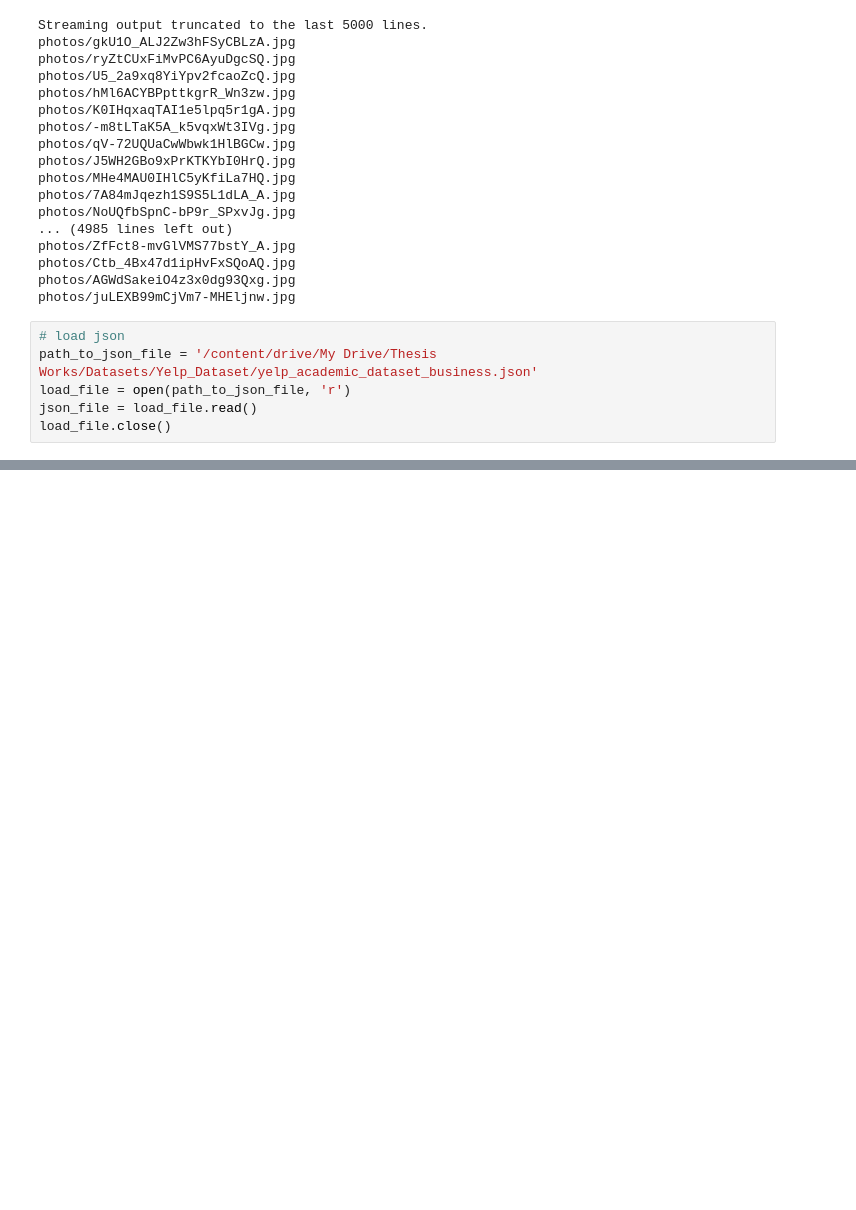
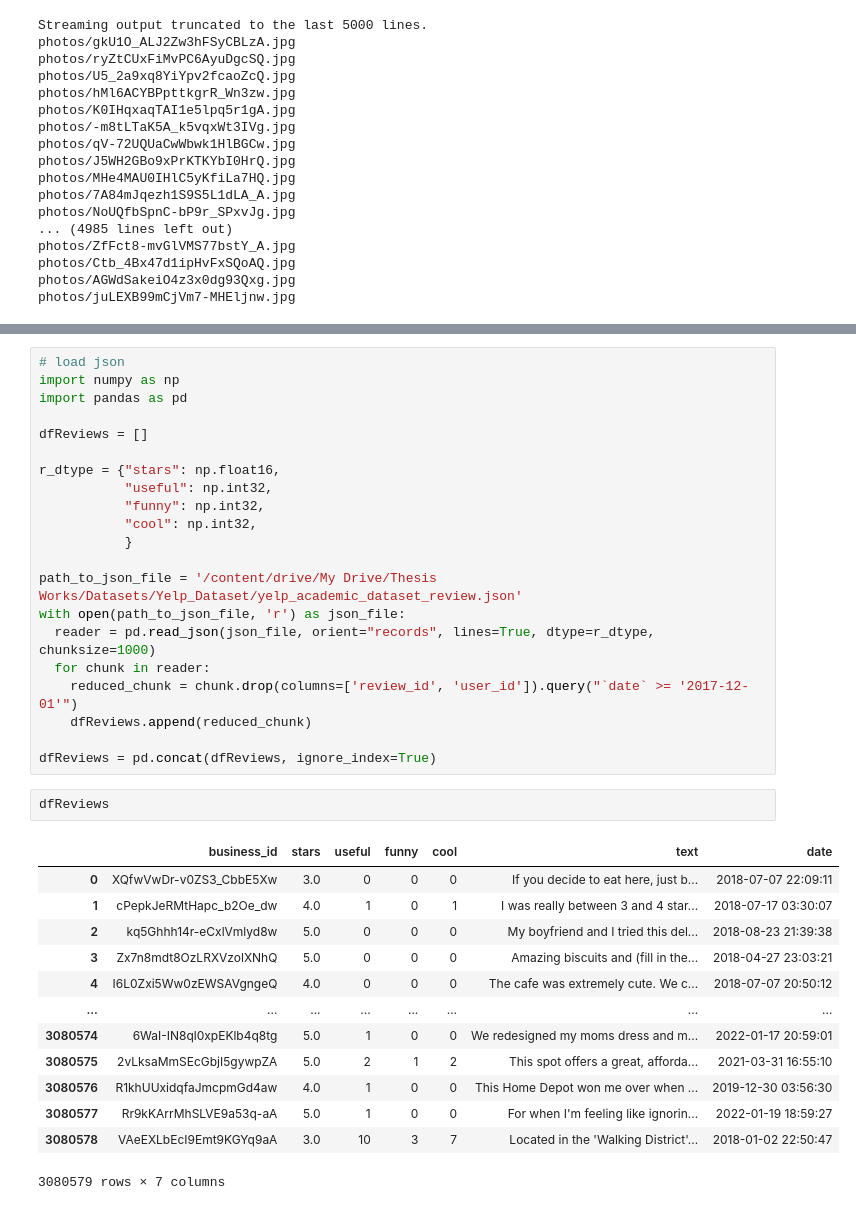
Before and after one commit to jahid-jabed/Grad_Thesis, a Jupyter notebook: Yelp_dataset.ipynb, the cells around one changed output, grey strips where cells are left out. Cells and saved outputs as stored; diff of their text form; blank space fills up the shorter version.

```diff
--- a/Yelp_dataset.ipynb
+++ b/Yelp_dataset.ipynb
@@ -135,10 +131,4 @@ photos/ZfFct8-mvGlVMS77bstY_A.jpg
 photos/Ctb_4Bx47d1ipHvFxSQoAQ.jpg
 photos/AGWdSakeiO4z3x0dg93Qxg.jpg
 photos/juLEXB99mCjVm7-MHEljnw.jpg
-# %%
-# load json
-path_to_json_file = '/content/drive/My Drive/Thesis Works/Datasets/Yelp_Dataset/yelp_academic_dataset_business.json'
-load_file = open(path_to_json_file, 'r')
-json_file = load_file.read()
-load_file.close()
 # %%
@@ -166,0 +156,37 @@ AssertionError: ignored
+# %%
+# load json
+import numpy as np
+import pandas as pd
+
+dfReviews = []
+
+r_dtype = {"stars": np.float16,
+           "useful": np.int32,
+           "funny": np.int32,
+           "cool": np.int32,
+           }
+
+path_to_json_file = '/content/drive/My Drive/Thesis Works/Datasets/Yelp_Dataset/yelp_academic_dataset_review.json'
+with open(path_to_json_file, 'r') as json_file:
+  reader = pd.read_json(json_file, orient="records", lines=True, dtype=r_dtype, chunksize=1000)
+  for chunk in reader:
+    reduced_chunk = chunk.drop(columns=['review_id', 'user_id']).query("`date` >= '2017-12-01'")
+    dfReviews.append(reduced_chunk)
+
+dfReviews = pd.concat(dfReviews, ignore_index=True)
+# %%
+dfReviews
+# %% [output]
+|  | business_id | stars | useful | funny | cool | text | date |
+| 0 | XQfwVwDr-v0ZS3_CbbE5Xw | 3.0 | 0 | 0 | 0 | If you decide to eat here, just b... | 2018-07-07 22:09:11 |
+| 1 | cPepkJeRMtHapc_b2Oe_dw | 4.0 | 1 | 0 | 1 | I was really between 3 and 4 star... | 2018-07-17 03:30:07 |
+| 2 | kq5Ghhh14r-eCxlVmlyd8w | 5.0 | 0 | 0 | 0 | My boyfriend and I tried this del... | 2018-08-23 21:39:38 |
+| 3 | Zx7n8mdt8OzLRXVzolXNhQ | 5.0 | 0 | 0 | 0 | Amazing biscuits and (fill in the... | 2018-04-27 23:03:21 |
+| 4 | I6L0Zxi5Ww0zEWSAVgngeQ | 4.0 | 0 | 0 | 0 | The cafe was extremely cute. We c... | 2018-07-07 20:50:12 |
+| ... | ... | ... | ... | ... | ... | ... | ... |
+| 3080574 | 6WaI-IN8ql0xpEKlb4q8tg | 5.0 | 1 | 0 | 0 | We redesigned my moms dress and m... | 2022-01-17 20:59:01 |
+| 3080575 | 2vLksaMmSEcGbjI5gywpZA | 5.0 | 2 | 1 | 2 | This spot offers a great, afforda... | 2021-03-31 16:55:10 |
+| 3080576 | R1khUUxidqfaJmcpmGd4aw | 4.0 | 1 | 0 | 0 | This Home Depot won me over when ... | 2019-12-30 03:56:30 |
+| 3080577 | Rr9kKArrMhSLVE9a53q-aA | 5.0 | 1 | 0 | 0 | For when I'm feeling like ignorin... | 2022-01-19 18:59:27 |
+| 3080578 | VAeEXLbEcI9Emt9KGYq9aA | 3.0 | 10 | 3 | 7 | Located in the 'Walking District'... | 2018-01-02 22:50:47 |
+3080579 rows × 7 columns
```
Also changed, not shown: parts of 4 cells of this notebook.
